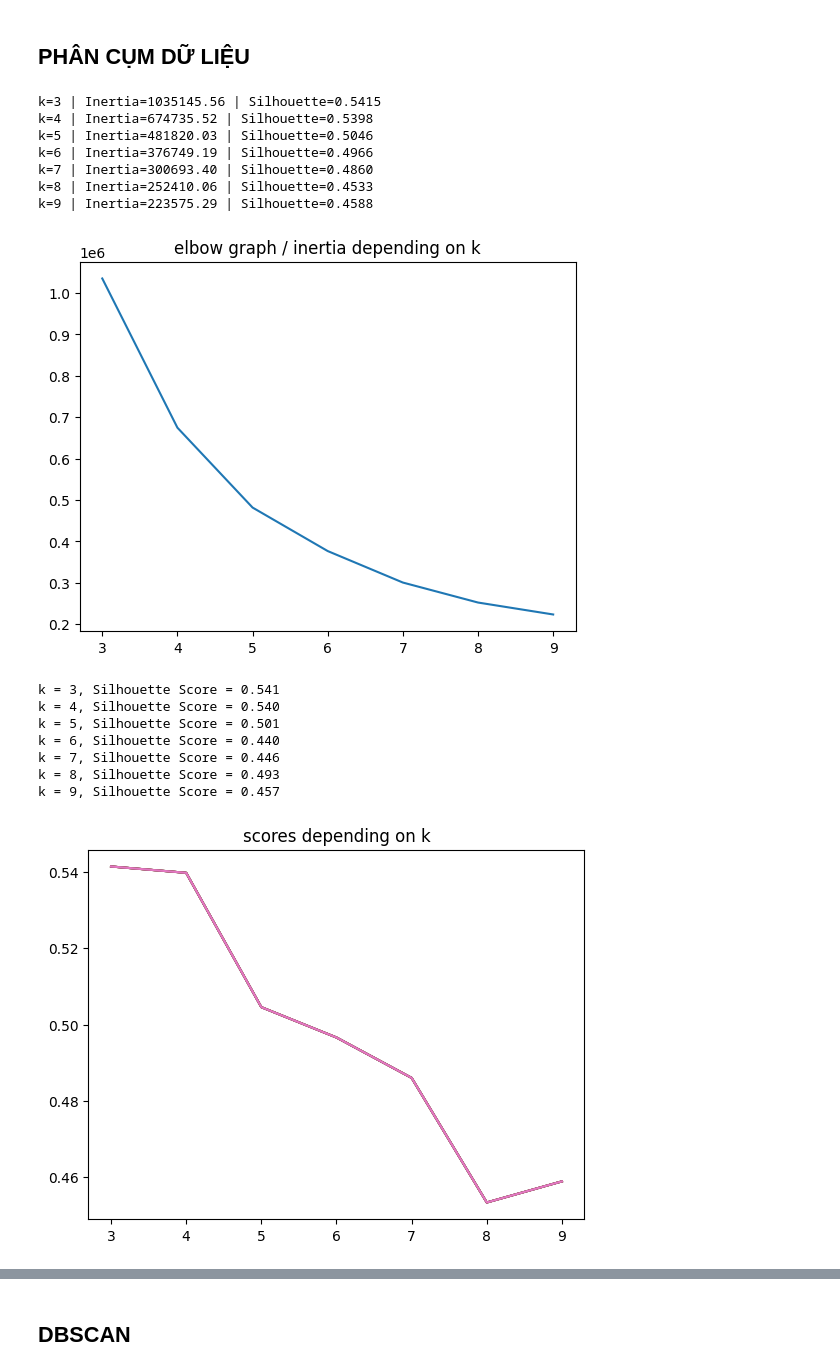
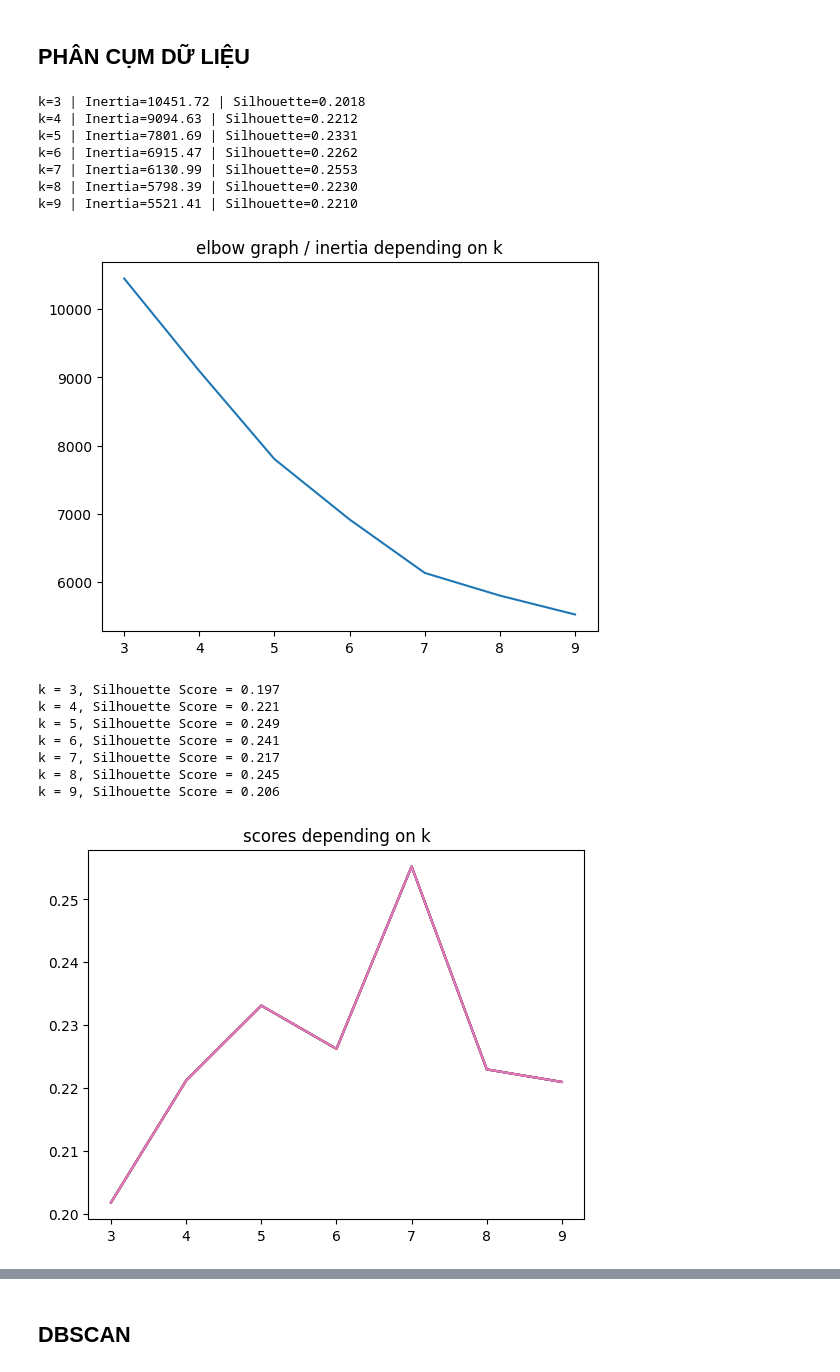
Before and after one commit to Project-cu-i-k/final_project_group4, a Jupyter notebook: python_nhap.ipynb, the cells around one changed output, grey strips where cells are left out. Cells and saved outputs as stored; diff of their text form; code cells hidden in the pictures.

```diff
--- a/python_nhap.ipynb
+++ b/python_nhap.ipynb
@@ -354,48 +354,54 @@ from sklearn.preprocessing import StandardScaler
 # Định nghĩa các cột số và cột phân loại
 num_cols = ['Area', 'Access Road', 'Frontage', 'Bedrooms', 'Bathrooms', 'Price',
             'House_direction_sin', 'House_direction_cos',
-            'Balcony_direction_sin', 'Balcony_direction_cos']
+            'Balcony_direction_sin', 'Balcony_direction_cos','Legal_status_1','Furniture_status_1']
+# %%
+num_cols = [c for c in num_cols if c in vietnam_housing_clean.columns]
+X = vietnam_housing_clean[num_cols].dropna()
+
+scaler = StandardScaler()
+X_scaled = scaler.fit_transform(X)
 # %%
 # Chạy KMeans
 from sklearn.cluster import KMeans
 km_inertias, km_scores = [], []
 for k in range(3, 10):
-    km = KMeans(n_clusters=k, n_init=10, random_state=42).fit(X)
+    km = KMeans(n_clusters=k, n_init=10, random_state=42).fit(X_scaled)
     km_inertias.append(km.inertia_)
-    km_scores.append(silhouette_score(X, km.labels_))
+    km_scores.append(silhouette_score(X_scaled, km.labels_))
     print(f"k={k} | Inertia={km.inertia_:.2f} | Silhouette={km_scores[-1]:.4f}")
 # %% [output]
-k=3 | Inertia=1035145.56 | Silhouette=0.5415
-k=4 | Inertia=674735.52 | Silhouette=0.5398
-k=5 | Inertia=481820.03 | Silhouette=0.5046
-k=6 | Inertia=376749.19 | Silhouette=0.4966
-k=7 | Inertia=300693.40 | Silhouette=0.4860
-k=8 | Inertia=252410.06 | Silhouette=0.4533
-k=9 | Inertia=223575.29 | Silhouette=0.4588
+k=3 | Inertia=10451.72 | Silhouette=0.2018
+k=4 | Inertia=9094.63 | Silhouette=0.2212
+k=5 | Inertia=7801.69 | Silhouette=0.2331
+k=6 | Inertia=6915.47 | Silhouette=0.2262
+k=7 | Inertia=6130.99 | Silhouette=0.2553
+k=8 | Inertia=5798.39 | Silhouette=0.2230
+k=9 | Inertia=5521.41 | Silhouette=0.2210
 # %%
 # sns.lineplot(range(3, 10), km_inertias) PHUOCNT
 sns.lineplot(x=range(3, 10), y=km_inertias)
 plt.title('elbow graph / inertia depending on k')
 plt.show()
 # Bổ sung kiểm tra bằng Silhouette Score
 from sklearn.metrics import silhouette_score
 for k in range(3, 10):
     km = KMeans(n_clusters=k, random_state=42)
-    km.fit(X)
-    score = silhouette_score(X, km.labels_)
+    km.fit(X_scaled)
+    score = silhouette_score(X_scaled, km.labels_)
     print(f"k = {k}, Silhouette Score = {score:.3f}")
     sns.lineplot(x=range(3, 10), y=km_scores)
 plt.title('scores depending on k')
 plt.show()
 # %% [output]
-[figure, old version]
+[figure, new version]
-k = 3, Silhouette Score = 0.541
-k = 4, Silhouette Score = 0.540
-k = 5, Silhouette Score = 0.501
-k = 6, Silhouette Score = 0.440
-k = 7, Silhouette Score = 0.446
-k = 8, Silhouette Score = 0.493
-k = 9, Silhouette Score = 0.457
+k = 3, Silhouette Score = 0.197
+k = 4, Silhouette Score = 0.221
+k = 5, Silhouette Score = 0.249
+k = 6, Silhouette Score = 0.241
+k = 7, Silhouette Score = 0.217
+k = 8, Silhouette Score = 0.245
+k = 9, Silhouette Score = 0.206
-[figure, old version]
+[figure, new version]
 # %%
 # Gán nhãn cho các mẫu dữ liệu dựa vào mô hình K-Means với số cụm là 5 và 6
```
Also changed, not shown: parts of 11 cells of this notebook, 2 other files.
